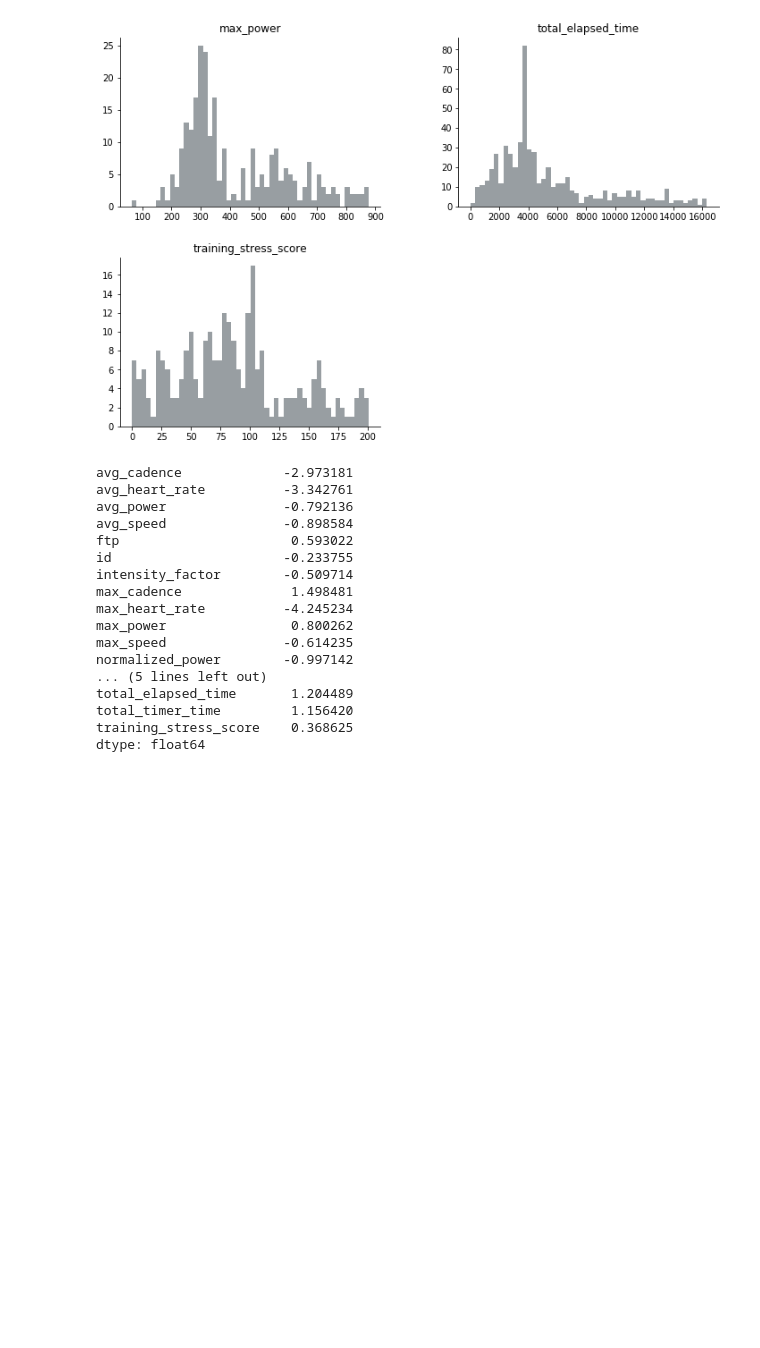
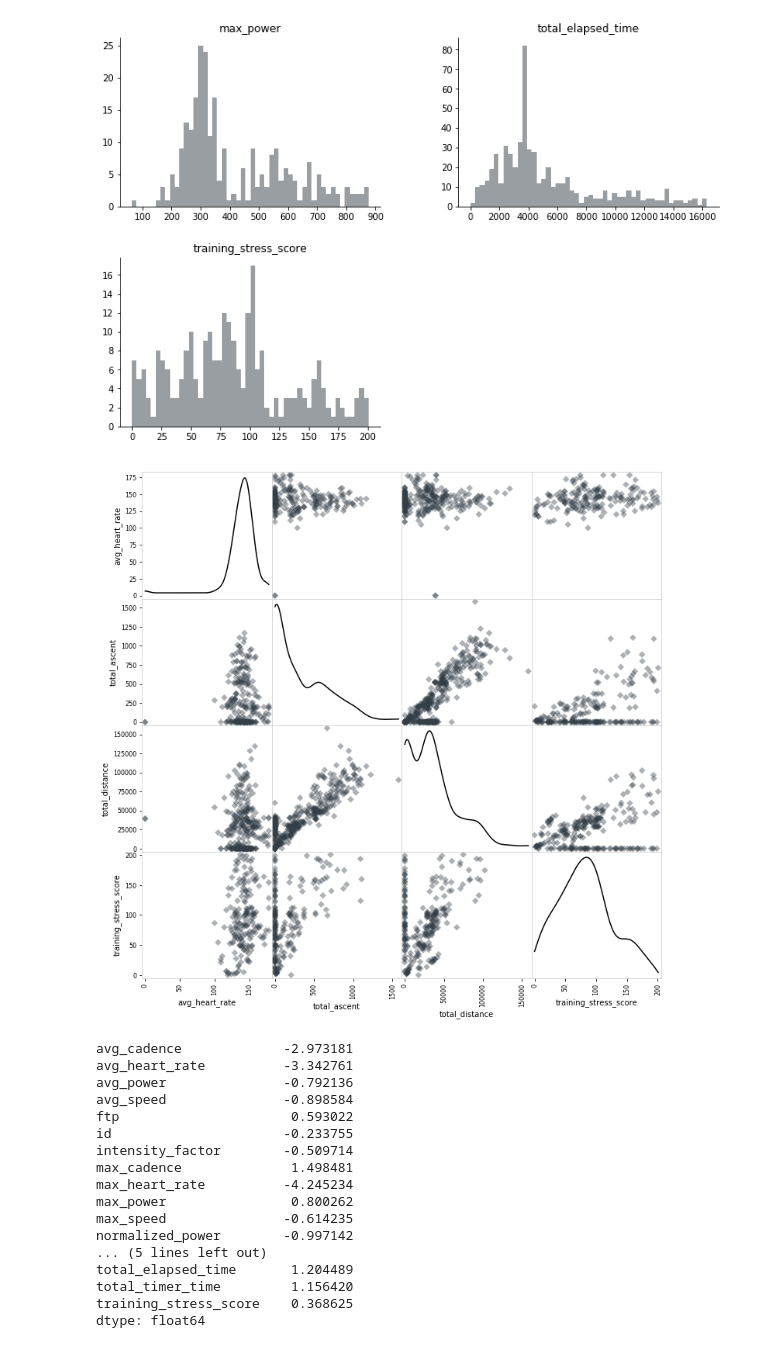
Before and after one commit to jrkinley-zz/ftp_proba, a Jupyter notebook: ftp_proba.ipynb, the cells around one changed output. Drawn from its saved outputs; the diff is of its cells as text; code cells hidden in the pictures; blank space fills up the shorter version.

```diff
--- a/ftp_proba.ipynb
+++ b/ftp_proba.ipynb
@@ -317,6 +320,35 @@ Dataset size with outliers removed: 572
 | outliers |        7.00 |                42.00 |                    3.00 |
 +----------+-------------+----------------------+-------------------------+
 [figure]
+# %%
+from pandas.plotting import scatter_matrix
+
+v = [
+    'avg_heart_rate',
+    'total_ascent',
+    'total_distance',
+    'training_stress_score'
+]
+
+axes = scatter_matrix(
+    rides_clean[v],
+    alpha=0.4,
+    figsize=(12, 12),
+    diagonal='kde',
+    color='#333e47',
+    density_kwds={'color': '#000000'},
+    marker='D'
+)
+
+for ax in axes:
+    for x in ax:
+        x.spines['top'].set_color('#cdcdcd')
+        x.spines['right'].set_color('#cdcdcd')
+        x.spines['bottom'].set_color('#cdcdcd')
+        x.spines['left'].set_color('#cdcdcd')
+plt.show()
+# %% [output]
+[figure, added]
 # %%
 # Log-transform the skewed features
 print(rides_clean.skew(axis=0, numeric_only=True))
```
Also changed, not shown: parts of 17 cells of this notebook, 1 other file.
